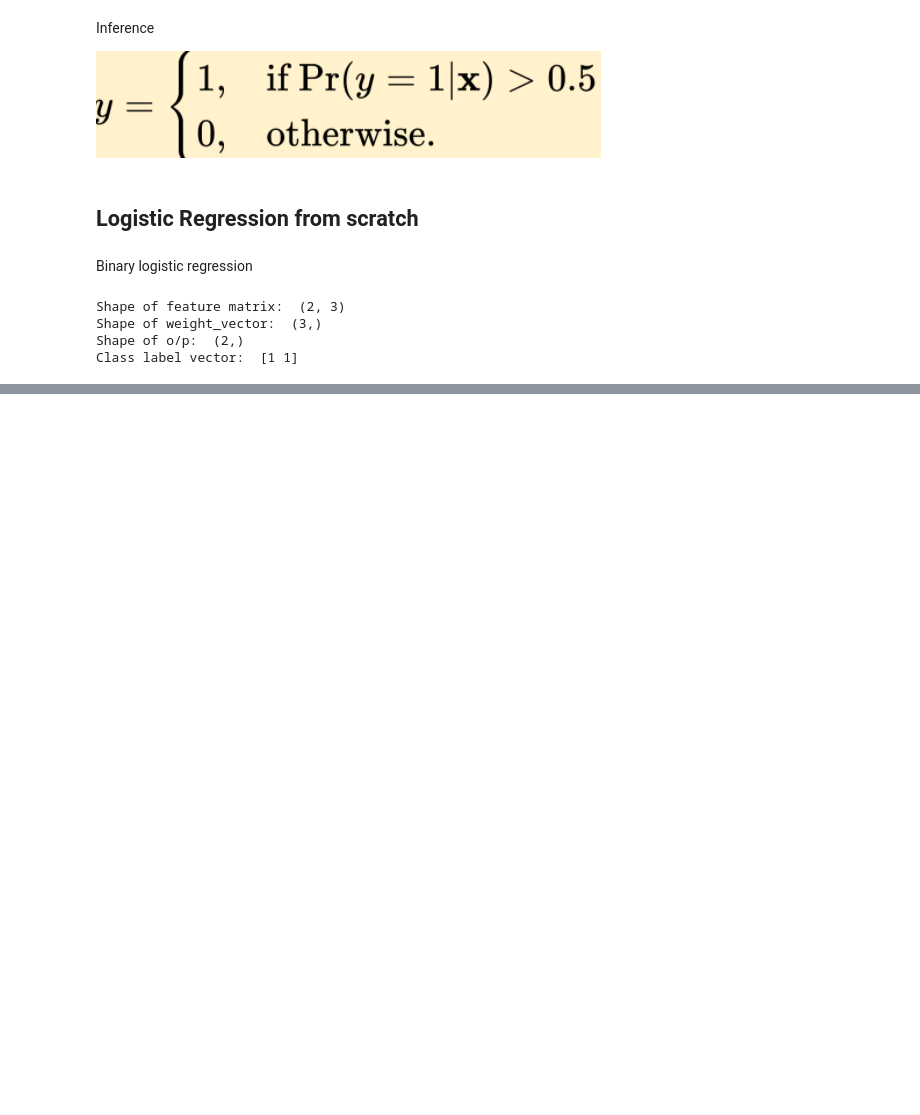
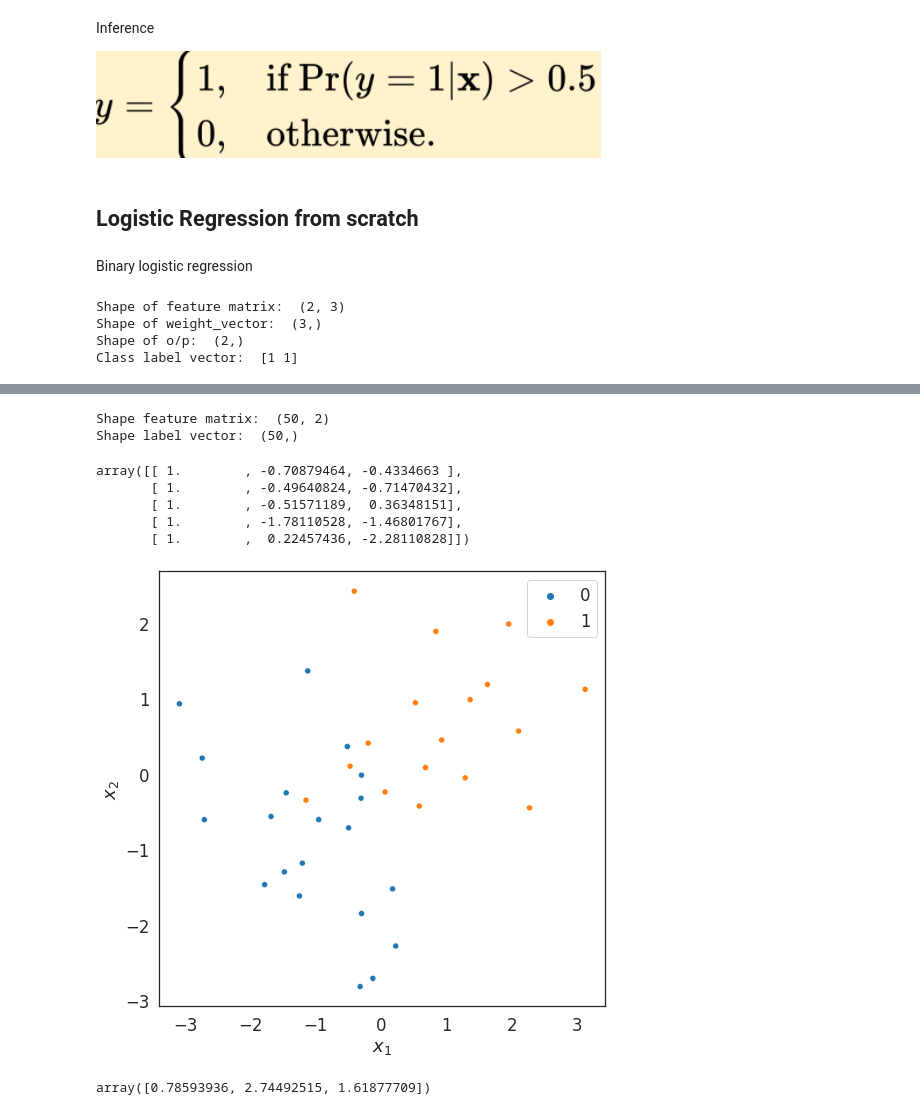
Before and after one commit to sidisha17/TestRepo, a Jupyter notebook: Logistic_Regression.ipynb, the cells around one changed output, grey strips where cells are left out. Cells and saved outputs as stored; diff of their text form; code cells hidden in the pictures; blank space fills up the shorter version.

Commit message:
Logistic Regression

```diff
--- a/Logistic_Regression.ipynb
+++ b/Logistic_Regression.ipynb
@@ -135,0 +138,15 @@ class Logisticregression(object):
+# %%
+# Toy dataset
+
+def create_toy_data():
+  x0 = np.random.normal(size = 50).reshape(-1,2) - 1
+  x1 = np.random.normal(size = 50).reshape(-1,2) + 1
+
+  return np.concatenate([x0,x1]),np.concatenate([np.zeros(25), np.ones(25)]).astype(int)
+# %%
+feature_matrix, label_vector = create_toy_data()
+print("Shape feature matrix: ", feature_matrix.shape)
+print("Shape label vector: ", label_vector.shape)
+# %% [output]
+Shape feature matrix:  (50, 2)
+Shape label vector:  (50,)
@@ -135,0 +183,16 @@ class Logisticregression(object):
+# %%
+feature_matrix_bias = polynomial_transform(feature_matrix, degree = 1)
+# %%
+feature_matrix_bias [:5]    #addition of dummy (bias)
+# %% [output]
+array([[ 1.        , -0.70879464, -0.4334663 ],
+       [ 1.        , -0.49640824, -0.71470432],
+       [ 1.        , -0.51571189,  0.36348151],
+       [ 1.        , -1.78110528, -1.46801767],
+       [ 1.        ,  0.22457436, -2.28110828]])
+# %%
+#separate into training and test
+
+from sklearn.model_selection import train_test_split
+
+X_train, X_text, y_train, y_test = train_test_split(feature_matrix_bias, label_vector)
@@ -135,0 +204,20 @@ class Logisticregression(object):
+# %%
+#Visualization
+
+sns.set_style("white")
+f = plt.figure(figsize = (8,8))
+sns.set_context("notebook", font_scale = 1.5, rc = {"lines.linewidth": 2.5})
+
+sns.scatterplot(data = X_train, x = X_train[:,-2], y = X_train[:,-1], hue = y_train)
+plt.xlabel('$x_1$')
+plt.ylabel('$x_2$')
+plt.show()
+# %% [output]
+[figure, added]
+# %%
+#Logistic regresssion
+
+log_reg = Logisticregression()
+log_reg.gd(X_train, y_train, num_epochs = 1000, reg_rate = 0, lr = 1e-2)
+# %% [output]
+array([0.78593936, 2.74492515, 1.61877709])
```
Also changed, not shown: parts of 13 cells of this notebook.
